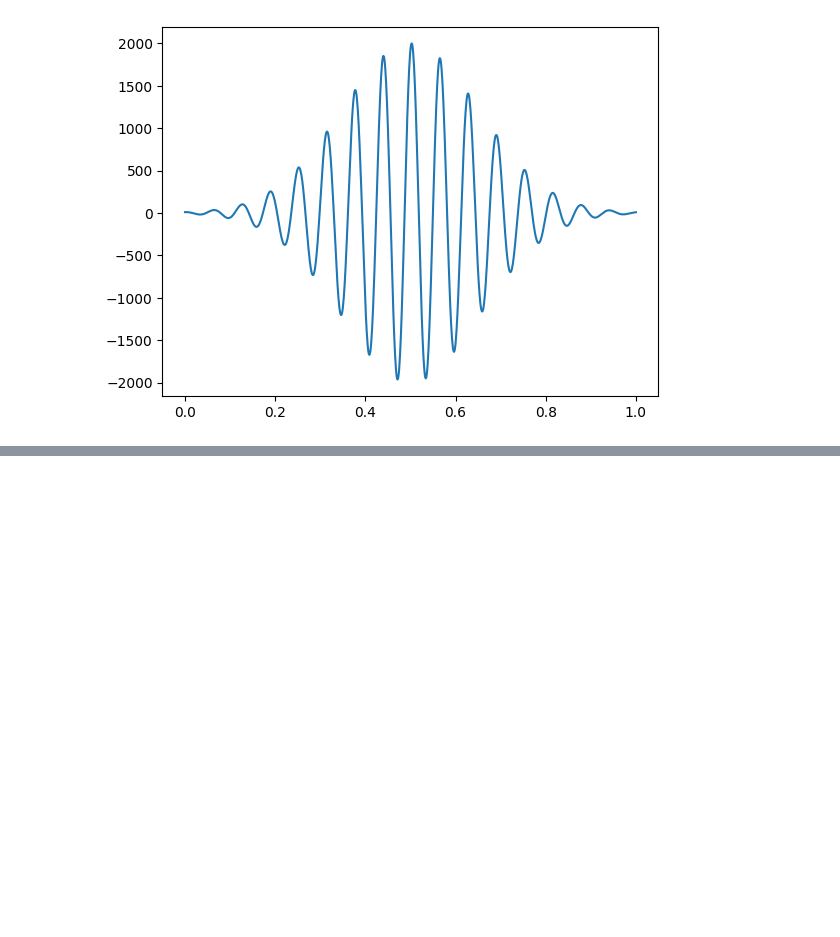
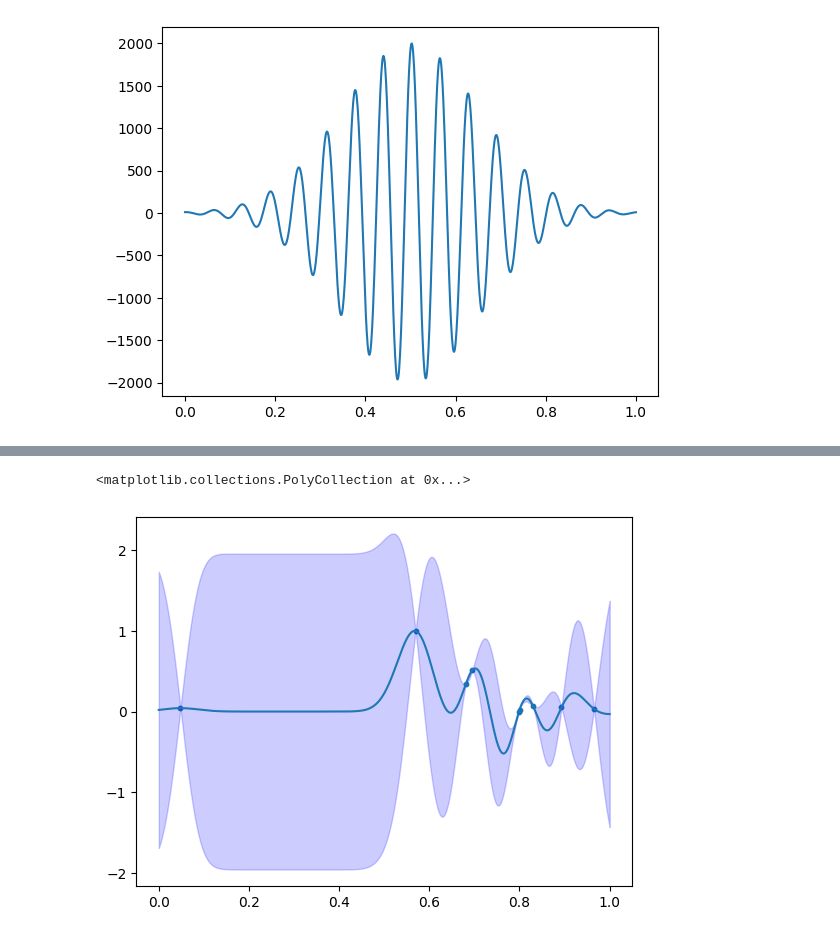
Before and after one commit to davcoope/Bayesian, a Jupyter notebook: BayesianOptimiser2.0/1D_example.ipynb, the cells around one changed output, grey strips where cells are left out. Drawn from its saved outputs; the diff is of its cells as text; code cells hidden in the pictures; blank space fills up the shorter version.

```diff
--- a/BayesianOptimiser2.0/1D_example.ipynb
+++ b/BayesianOptimiser2.0/1D_example.ipynb
@@ -44,0 +118,26 @@ bo = BOPackage.BO(KernelFunction=BOPackage.RBF_Kernel,
+# %%
+"""
+Now select the next batch of X values using the acquisition function (not random) and update the optimiser.
+"""
+
+raw_X = bo.GetNextXBatch(batch_size=4)
+raw_Y = ObjectiveFunction(raw_X)
+bo.UpdateData(raw_X, raw_Y)
+
+candidate_x = X.reshape([len(X), 1])
+mean, variance = bo.PredictMeanVariance(candidate_x)
+
+plt.plot(X, mean)
+
+shifted_y_data = bo.y_data - np.min(bo.y_data)
+normalised_y_data = shifted_y_data / np.max(shifted_y_data)
+
+plt.scatter(bo.X_data, normalised_y_data, s=10)
+plt.fill_between(X,
+                    mean - 1.96 * np.sqrt(variance),
+                    mean + 1.96 * np.sqrt(variance),
+                    color='blue', alpha=0.2, label='95% Confidence Interval'
+                    )
+# %% [output]
+<matplotlib.collections.PolyCollection at 0x...>
+[figure, added]
```
Also changed, not shown: parts of 12 cells of this notebook.
